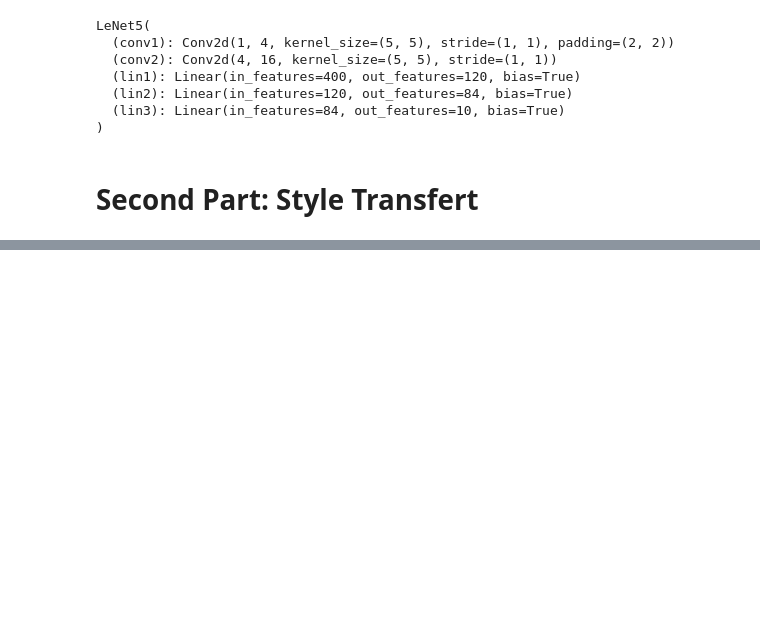
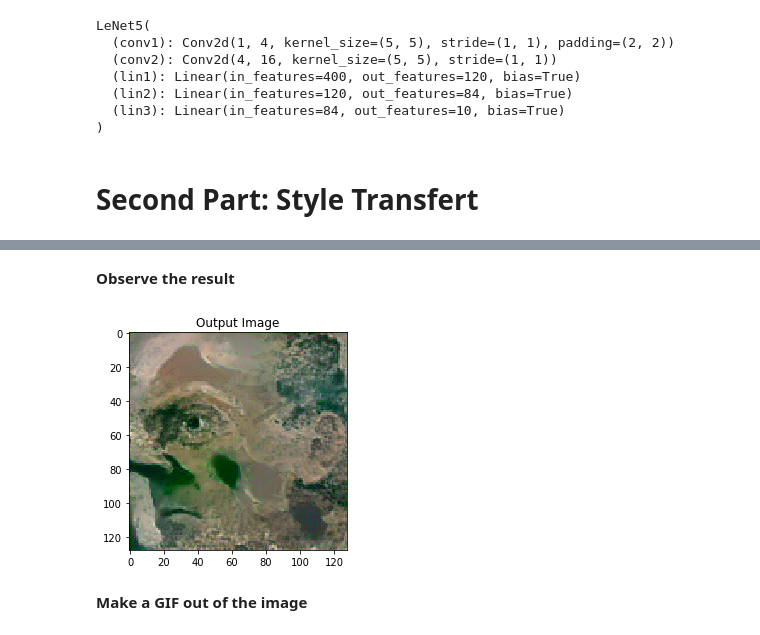
Before and after one commit to sylvainlc/19-map354_share, a Jupyter notebook: 8_funny_deep/TD_deep_learning_fun.ipynb, the cells around one changed output, grey strips where cells are left out. Saved outputs shown, nothing was run; the diff lists cells and outputs as text; code cells hidden in the pictures; blank space fills up the shorter version.

```diff
--- a/8_funny_deep/TD_deep_learning_fun.ipynb
+++ b/8_funny_deep/TD_deep_learning_fun.ipynb
@@ -456,0 +548,13 @@ plt.show()
+# %% [markdown]
+__Observe the result__
+# %%
+plt.figure()
+imshow(input_img, title='Output Image')
+
+# sphinx_gallery_thumbnail_number = 4
+plt.ioff()
+plt.show()
+# %% [output]
+[figure, added]
+# %% [markdown]
+__Make a GIF out of the image__
```
Also changed, not shown: parts of 35 cells of this notebook, 5 other files.
